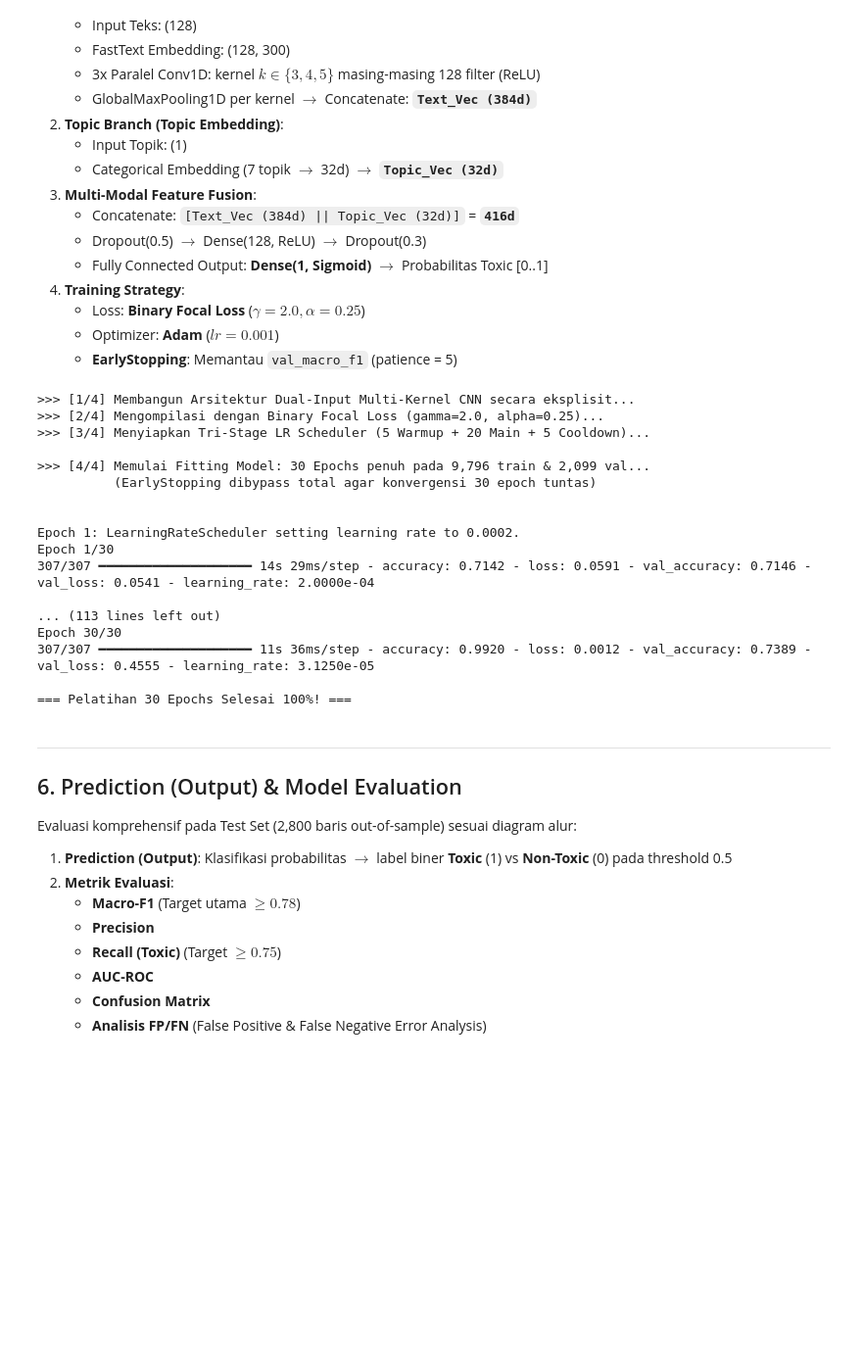
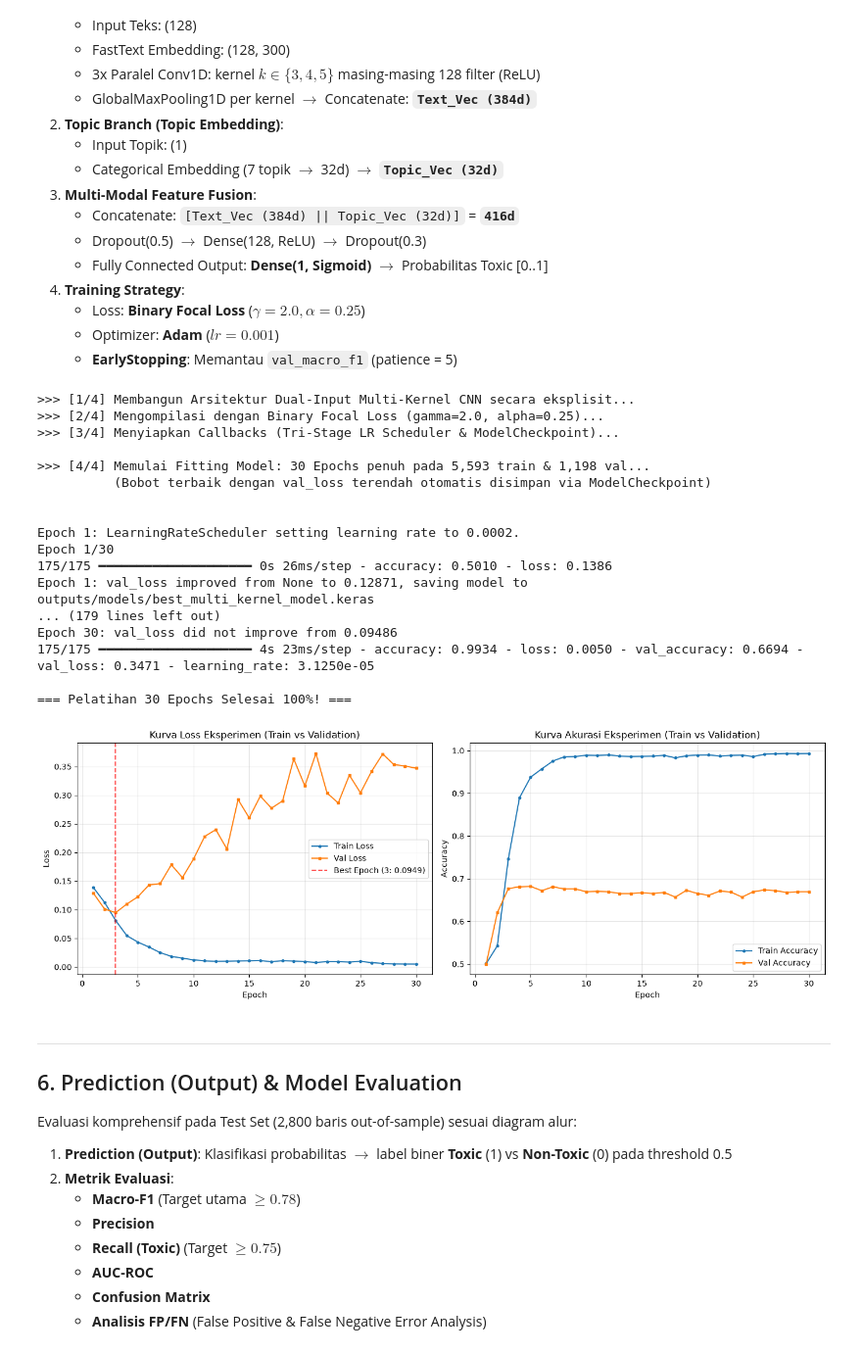
Before and after one commit to Josshua-DSA/Vox, a Jupyter notebook: notebooks/workflow_multi-kernel.ipynb, the cells around one changed output. Shown at 98% size. Drawn from its saved outputs; the diff is of its cells as text; code cells hidden in the pictures; blank space fills up the shorter version.

```diff
--- a/notebooks/workflow_multi-kernel.ipynb
+++ b/notebooks/workflow_multi-kernel.ipynb
@@ -106,7 +106,7 @@ df_processed = df_processed.dropna(subset=["text"]).reset_index(drop=True)
 toxic_df = df_processed[df_processed["label"] == 1].copy()
 nontoxic_df = df_processed[df_processed["label"] == 0].copy()
 
-TARGET_NONTOXIC = 10000
+TARGET_NONTOXIC = 3995
 
 # Stratified sampling pada Non-Toxic berdasarkan kategori topik
 # Topik langka (hanya 1 sampel) dipertahankan langsung agar stratifikasi valid
@@ -345,8 +345,9 @@ X_topic_test  : (2100, 1)
 # 5. MODEL ARCHITECTURE & TRAINING EKSPLISIT (STANDALONE KERAS FUNCTIONAL API)
 # ==============================================================================
 import tensorflow as tf
-from tensorflow.keras import layers, models, optimizers
+from tensorflow.keras import layers, models, optimizers, regularizers
 import numpy as np
+from pathlib import Path
 
 # 1. Parameter Model & Training Eksplisit
 VOCAB_SIZE = int(cfg.VOCAB_SIZE)          # 20,000
@@ -359,6 +360,7 @@ TOPIC_EMBEDDING_DIM = 32                  # 32d
 DENSE_UNITS = 128                         # Hidden layer units
 DROPOUT_FUSION = 0.5                      # Dropout setelah fusion
 DROPOUT_DENSE = 0.3                       # Dropout sebelum output
+L2_REG = 1e-4                             # Regularisasi bobot L2 penekan overconfidence
 
 BATCH_SIZE = 32
 TOTAL_EPOCHS = 30
@@ -385,8 +387,9 @@ for k_size in FILTER_SIZES:
         kernel_size=k_size,
         activation="relu",
         padding="valid",
+        kernel_regularizer=regularizers.l2(L2_REG),
         name=f"conv1d_k{k_size}"
-    )(text_emb)
+)(text_emb)
     pool = layers.GlobalMaxPooling1D(name=f"gmp_k{k_size}")(conv)
     conv_blocks.append(pool)
 
@@ -404,7 +407,7 @@ topic_vec = layers.Flatten(name="topic_vec")(topic_emb)      # 32d
 # --- Multi-Modal Fusion & Dense Classification Head ---
 fusion = layers.Concatenate(name="fusion_vec")([text_vec, topic_vec])  # 416d (384 + 32)
 x = layers.Dropout(DROPOUT_FUSION, name="dropout_fusion")(fusion)
-x = layers.Dense(DENSE_UNITS, activation="relu", name="dense_hidden")(x)
+x = layers.Dense(DENSE_UNITS, activation="relu", kernel_regularizer=regularizers.l2(L2_REG), name="dense_hidden")(x)
 x = layers.Dropout(DROPOUT_DENSE, name="dropout_dense")(x)
 output_prob = layers.Dense(1, activation="sigmoid", name="output_prob")(x)
 
@@ -435,8 +438,8 @@ model.compile(
     jit_compile=False  # Nonaktifkan XLA rematerialization untuk stabilitas VRAM GPU 6GB
 )
 
-# 4. Learning Rate Scheduler 3-Fase Eksplisit
-print(">>> [3/4] Menyiapkan Tri-Stage LR Scheduler (5 Warmup + 20 Main + 5 Cooldown)...")
+# 4. Callbacks: Tri-Stage Scheduler & ModelCheckpoint (Save Best val_loss)
+print(">>> [3/4] Menyiapkan Callbacks (Tri-Stage LR Scheduler & ModelCheckpoint)...")
 def tri_stage_lr_schedule(epoch, lr):
     if epoch < WARMUP_EPOCHS:
         # Fase 1: Pemanasan bertahap (0.0002 -> 0.0010)
@@ -451,9 +454,20 @@ def tri_stage_lr_schedule(epoch, lr):
 
 lr_callback = tf.keras.callbacks.LearningRateScheduler(tri_stage_lr_schedule, verbose=1)
 
+checkpoint_dir = Path("outputs/models")
+checkpoint_dir.mkdir(parents=True, exist_ok=True)
+checkpoint_path = str(checkpoint_dir / "best_multi_kernel_model.keras")
+
+checkpoint_callback = tf.keras.callbacks.ModelCheckpoint(
+    filepath=checkpoint_path,
+    monitor="val_loss",
+    save_best_only=True,
+    verbose=1
+)
+
 # 5. Eksekusi Training Standalone Langsung
 print(f"\n>>> [4/4] Memulai Fitting Model: {TOTAL_EPOCHS} Epochs penuh pada {len(X_text_train):,} train & {len(X_text_val):,} val...")
-print("          (EarlyStopping dibypass total agar konvergensi 30 epoch tuntas)\n")
+print("          (Bobot terbaik dengan val_loss terendah otomatis disimpan via ModelCheckpoint)\n")
 
 raw_history = model.fit(
     [X_text_train, X_topic_train],
@@ -461,7 +475,7 @@ raw_history = model.fit(
     validation_data=([X_text_val, X_topic_val], y_val),
     batch_size=BATCH_SIZE,
     epochs=TOTAL_EPOCHS,
-    callbacks=[lr_callback],
+    callbacks=[lr_callback, checkpoint_callback],
     verbose=1
 )
 history = raw_history.history
@@ -469,21 +483,50 @@ print("\n=== Pelatihan 30 Epochs Selesai 100%! ===")
 # %% [output]
 >>> [1/4] Membangun Arsitektur Dual-Input Multi-Kernel CNN secara eksplisit...
 >>> [2/4] Mengompilasi dengan Binary Focal Loss (gamma=2.0, alpha=0.25)...
->>> [3/4] Menyiapkan Tri-Stage LR Scheduler (5 Warmup + 20 Main + 5 Cooldown)...
+>>> [3/4] Menyiapkan Callbacks (Tri-Stage LR Scheduler & ModelCheckpoint)...
 
->>> [4/4] Memulai Fitting Model: 30 Epochs penuh pada 9,796 train & 2,099 val...
-          (EarlyStopping dibypass total agar konvergensi 30 epoch tuntas)
+>>> [4/4] Memulai Fitting Model: 30 Epochs penuh pada 5,593 train & 1,198 val...
+          (Bobot terbaik dengan val_loss terendah otomatis disimpan via ModelCheckpoint)
 
 
 Epoch 1: LearningRateScheduler setting learning rate to 0.0002.
 Epoch 1/30
-307/307 ━━━━━━━━━━━━━━━━━━━━ 14s 29ms/step - accuracy: 0.7142 - loss: 0.0591 - val_accuracy: 0.7146 - val_loss: 0.0541 - learning_rate: 2.0000e-04
-
-... (113 lines left out)
-Epoch 30/30
-307/307 ━━━━━━━━━━━━━━━━━━━━ 11s 36ms/step - accuracy: 0.9920 - loss: 0.0012 - val_accuracy: 0.7389 - val_loss: 0.4555 - learning_rate: 3.1250e-05
+175/175 ━━━━━━━━━━━━━━━━━━━━ 0s 26ms/step - accuracy: 0.5010 - loss: 0.1386
+Epoch 1: val_loss improved from None to 0.12871, saving model to outputs/models/best_multi_kernel_model.keras
+... (179 lines left out)
+Epoch 30: val_loss did not improve from 0.09486
+175/175 ━━━━━━━━━━━━━━━━━━━━ 4s 23ms/step - accuracy: 0.9934 - loss: 0.0050 - val_accuracy: 0.6694 - val_loss: 0.3471 - learning_rate: 3.1250e-05
 
 === Pelatihan 30 Epochs Selesai 100%! ===
+# %%
+# 6. Visualisasi Kurva Loss & Akurasi (Train vs Validation)
+best_epoch = int(np.argmin(history["val_loss"])) + 1
+min_val_loss = float(np.min(history["val_loss"]))
+
+plt.figure(figsize=(14, 5))
+plt.subplot(1, 2, 1)
+plt.plot(range(1, TOTAL_EPOCHS + 1), history["loss"], label="Train Loss", marker="o", markersize=3)
+plt.plot(range(1, TOTAL_EPOCHS + 1), history["val_loss"], label="Val Loss", marker="s", markersize=3)
+plt.axvline(best_epoch, color="red", linestyle="--", alpha=0.7, label=f"Best Epoch ({best_epoch}: {min_val_loss:.4f})")
+plt.title("Kurva Loss Eksperimen (Train vs Validation)")
+plt.xlabel("Epoch")
+plt.ylabel("Loss")
+plt.grid(True, alpha=0.3)
+plt.legend()
+
+plt.subplot(1, 2, 2)
+plt.plot(range(1, TOTAL_EPOCHS + 1), history["accuracy"], label="Train Accuracy", marker="o", markersize=3)
+plt.plot(range(1, TOTAL_EPOCHS + 1), history["val_accuracy"], label="Val Accuracy", marker="s", markersize=3)
+plt.title("Kurva Akurasi Eksperimen (Train vs Validation)")
+plt.xlabel("Epoch")
+plt.ylabel("Accuracy")
+plt.grid(True, alpha=0.3)
+plt.legend()
+
+plt.tight_layout()
+plt.show()
+# %% [output]
+[figure, added]
 # %% [markdown]
 ---
 ## 6. Prediction (Output) & Model Evaluation
```
Also changed, not shown: parts of 6 cells of this notebook.
